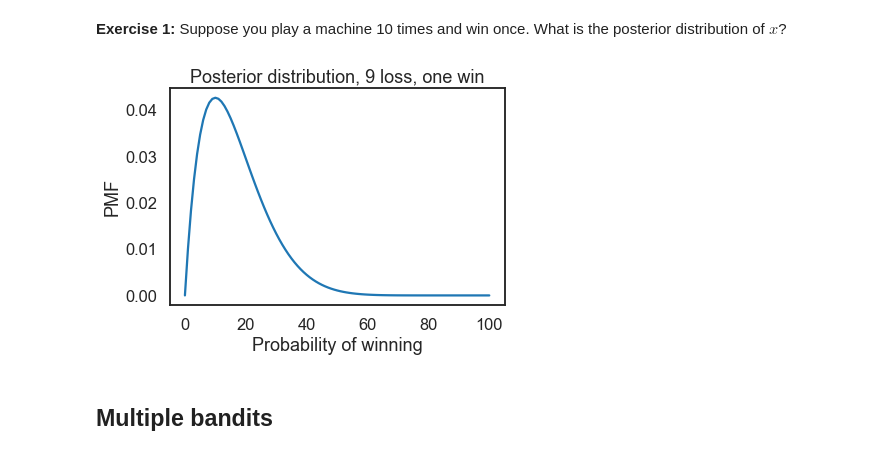
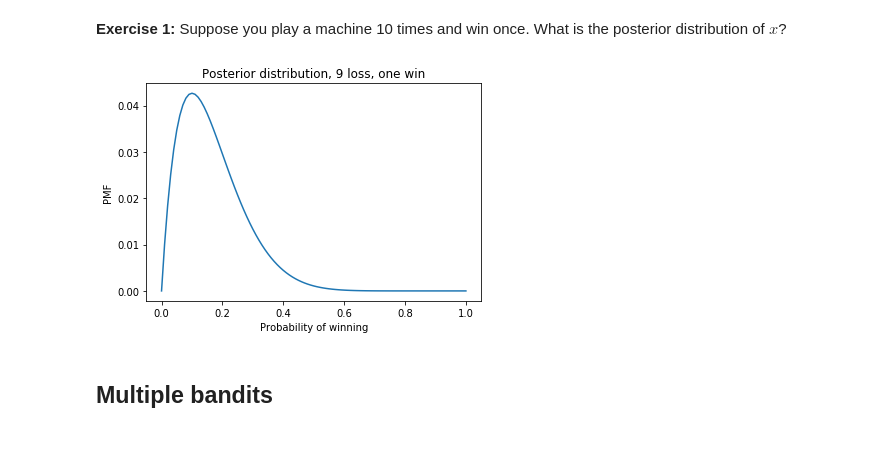
Before and after one commit to AllenDowney/BiteSizeBayes, a Jupyter notebook: bandit_soln.ipynb, the cells around one changed output. Cells and saved outputs as stored; diff of their text form; code cells hidden in the pictures.

Commit message:
Adapting bandit example

```diff
--- a/bandit_soln.ipynb
+++ b/bandit_soln.ipynb
@@ -19,11 +7,4 @@ if IN_COLAB:
 # %%
 import numpy as np
 import pandas as pd
-
-import seaborn as sns
-sns.set_style('white')
-sns.set_context('talk')
-
 import matplotlib.pyplot as plt
-
-from empiricaldist import Pmf
@@ -50,8 +41,10 @@ def decorate_bandit(title):
     plt.xlabel('Probability of winning')
     plt.ylabel('PMF')
     plt.title(title)
+# %%
+xs = np.linspace(0, 1, 101)
+prior = pd.Series(1/101, index=xs)
 # %%
-bandit = Pmf.from_seq(range(101))
-bandit.plot()
+prior.plot()
 decorate_bandit('Prior distribution')
 # %% [output]
@@ -61,16 +54,16 @@ decorate_bandit('Prior distribution')
 
 The likelihood function that computes the probability of an outcome (W or L) for a hypothetical value of x, the probability of winning (from 0 to 1).
 # %%
-def likelihood_bandit(data, hypo):
+def update(prior, data):
     """Likelihood function for Bayesian bandit
 
+    prior: Series that maps hypotheses to probabilities
     data: string, either 'W' or 'L'
-    hypo: probability of winning (0-100)
+    """
+    xs = prior.index
+    if data == 'W':
+        prior *= xs
+    else:
+        prior *= 1-xs
 
-    returns: float probability
-    """
-    x = hypo / 100
-    if data == 'W':
-        return x
-    else:
-        return 1-x
+    prior /= prior.sum()
@@ -79,13 +80,15 @@ def likelihood_bandit(data, hypo):
 # %%
 # Solution
 
+bandit = prior.copy()
+
 for outcome in 'WLLLLLLLLL':
-    bandit.update(likelihood_bandit, outcome)
+    update(bandit, outcome)
 
 bandit.plot()
 decorate_bandit('Posterior distribution, 9 loss, one win')
 # %% [output]
-[figure, old version]
+[figure, new version]
 # %% [markdown]
 ## Multiple bandits
 # %% [markdown]
```
Also changed, not shown: parts of 32 cells of this notebook, 1 other file.
